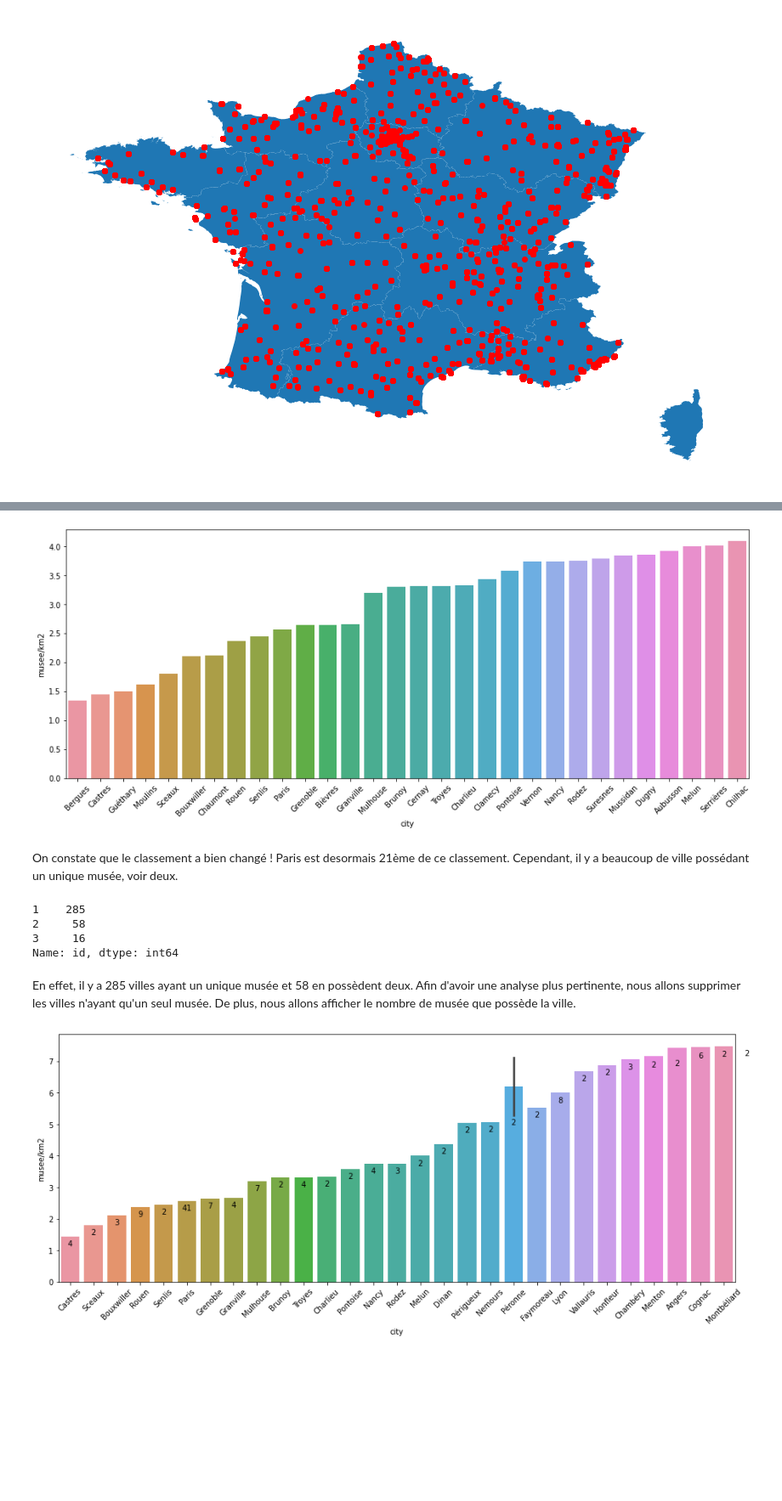
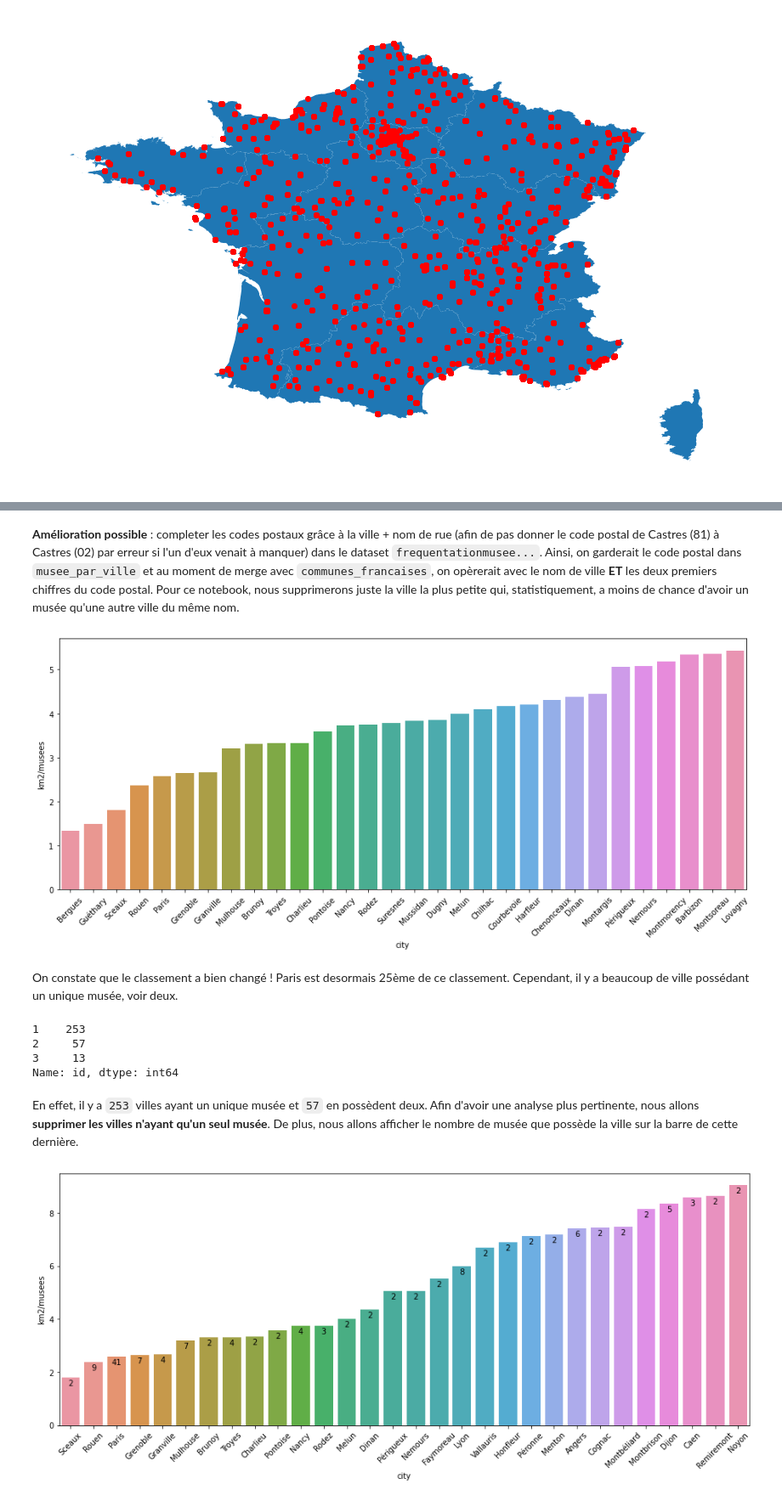
Before and after one commit to M-axel/Data-Engineering-Analysis-Science, a Jupyter notebook: Frequentation Musée Français/frequentation-musee-2013-2018.ipynb, the cells around one changed output, grey strips where cells are left out. Shown at 85% size. Saved outputs shown, nothing was run; the diff lists cells and outputs as text; code cells hidden in the pictures; blank space fills up the shorter version.

Commit message:
MAJ du notebook

```diff
--- a/Frequentation Musée Français/frequentation-musee-2013-2018.ipynb
+++ b/Frequentation Musée Français/frequentation-musee-2013-2018.ipynb
@@ -91,7 +90,7 @@ On drop les colonnes de données qui ne nous interessent pas :
 - tags
 - description
 # %%
-df = df.drop(["osm_id", "number","street","website","phone","fax","date","tags","description","stats"],axis=1)
+df = df.drop(["website","phone","fax","date","tags","description","stats"],axis=1)
 # %% [markdown]
 <a id="valeurs-manquantes"></a>
 ## Valeurs manquantes
@@ -354,6 +382,9 @@ Amélioration possible : remplir les coordonnées GPS (lon/lat) de toutes les li
 # %%
 distinct_musee_fr = musee_fr # pour ne pas afficher 6 fois le même musée (qui apparait une fois par année)
 #distinct_musee_fr['name'] = distinct_musee_fr['name'].unique()
+# lower car certaines villes tel que Bouxwiller possédent deux entrée différente pour le même musée :
+# "Musée de Bouxwiller et du Pays de Hanau" et "Musée de Bouxwiller et du pays de Hanau" (p de pays maj/min)
+distinct_musee_fr['name'] = distinct_musee_fr['name'].str.lower()
 distinct_musee_fr = distinct_musee_fr.drop_duplicates(subset=['name'])
 
 carte_interactive = folium.Map(location=[46.23,2.2], zoom_start=6)
@@ -390,53 +432,65 @@ communes_francaises = communes_francaises.rename(columns={"nom": "city"})
+# %% [markdown]
+**Amélioration possible** : completer les codes postaux grâce à la ville + nom de rue (afin de pas donner le code postal de Castres (81) à  Castres (02) par erreur si l'un d'eux venait à manquer) dans le dataset `frequentationmusee...`. Ainsi, on garderait le code postal dans `musee_par_ville` et au moment de merge avec `communes_francaises`, on opèrerait avec le nom de ville **ET** les deux premiers chiffres du code postal.
+Pour ce notebook, nous supprimerons juste la ville la plus petite qui, statistiquement, a moins de chance d'avoir un musée qu'une autre ville du même nom.
 # %%
+# On merge les villes avec leur superficie
 musee_par_ville_superficie = musee_par_ville.to_frame().merge(communes_francaises, on="city")
+
+# Pour les villes homonymes comme Castres, on va enlever la plus petite des deux
+# on va donc sort dans l'ordre croissant de surface puis utiliser drop_duplicates en gardant le dernier (le plus grand)
+musee_par_ville_superficie = musee_par_ville_superficie.sort_values('surf_ha')
+musee_par_ville_superficie = musee_par_ville_superficie.drop_duplicates(subset=['city'], keep='last')
+# print(musee_par_ville_superficie[musee_par_ville_superficie['city'].isin(['Castres', 'Péronne'])].drop(['geometry'], axis=1))
 
 #musee_par_ville_superficie = communes_francaises.rename(columns={"id": "nb_musee"})
 musee_par_ville_superficie = musee_par_ville_superficie.drop(['insee','wikipedia'], axis=1)
 
 # On crée une nouvelle colonne qui présentera le nombre de musée au kilomètre carré
-musee_par_ville_superficie['musee/km2'] = (musee_par_ville_superficie.surf_ha / 100) / musee_par_ville_superficie.id
+musee_par_ville_superficie['km2/musees'] = (musee_par_ville_superficie.surf_ha / 100) / musee_par_ville_superficie.id
 
 # On trie notre dataframe en fonction
-musee_par_ville_superficie = musee_par_ville_superficie.sort_values('musee/km2')
+musee_par_ville_superficie = musee_par_ville_superficie.sort_values('km2/musees')
 
 plt.figure(figsize=(16, 6))
-ax = sns.barplot(x="city", y="musee/km2",data=musee_par_ville_superficie.head(30))
+ax = sns.barplot(x="city", y="km2/musees",data=musee_par_ville_superficie.head(30))
 
 for item in ax.get_xticklabels():
     item.set_rotation(45)
 # %% [output]
-[figure, old version]
+[figure, new version]
 # %% [markdown]
-On constate que le classement a bien changé ! Paris est desormais 21ème de ce classement. Cependant, il y a beaucoup de ville possédant un unique musée, voir deux.
+On constate que le classement a bien changé ! Paris est desormais 25ème de ce classement. Cependant, il y a beaucoup de ville possédant un unique musée, voir deux.
 # %%
 print(musee_par_ville_superficie['id'].value_counts().head(3))
 # %% [output]
-1    285
-2     58
-3     16
+1    253
+2     57
+3     13
 Name: id, dtype: int64
 # %% [markdown]
-En effet, il y a 285 villes ayant un unique musée et 58 en possèdent deux.
-Afin d'avoir une analyse plus pertinente, nous allons supprimer les villes n'ayant qu'un seul musée.
-De plus, nous allons afficher le nombre de musée que possède la ville.
+En effet, il y a `253` villes ayant un unique musée et `57` en possèdent deux.
+Afin d'avoir une analyse plus pertinente, nous allons **supprimer les villes n'ayant qu'un seul musée**.
+De plus, nous allons afficher le nombre de musée que possède la ville sur la barre de cette dernière.
 # %%
 villes_avec_au_moins_2_musees = musee_par_ville_superficie[musee_par_ville_superficie['id'] > 1]
 
 # Trie
-villes_avec_au_moins_2_musees = villes_avec_au_moins_2_musees.sort_values('musee/km2')
+villes_avec_au_moins_2_musees = villes_avec_au_moins_2_musees.sort_values('km2/musees')
 
 top_30 = villes_avec_au_moins_2_musees.head(30)
 plt.figure(figsize=(16, 6))
-ax = sns.barplot(x="city", y="musee/km2",data=top_30)
+ax = sns.barplot(x="city", y="km2/musees",data=top_30)
 
+# Pour incliner le nom des ville
 for item in ax.get_xticklabels():
     item.set_rotation(45)
 
+# x pour se déplacer sur l'axe des abcisses et positionner le nombre de musée sur la barre
 x = 0
 # Pour ajouter le nombre de musée sur la barre
 # source : https://stackoverflow.com/questions/43214978/seaborn-barplot-displaying-values
 for index, row in top_30.iterrows():
-    ax.text(x, row['musee/km2']-0.3, row.id, color='black', ha="center")
+    ax.text(x, row['km2/musees']-0.3, row.id, color='black', ha="center")
     x = x + 1
 # %% [output]
-[figure, old version]
+[figure, new version]
```
Also changed, not shown: parts of 30 cells of this notebook.
